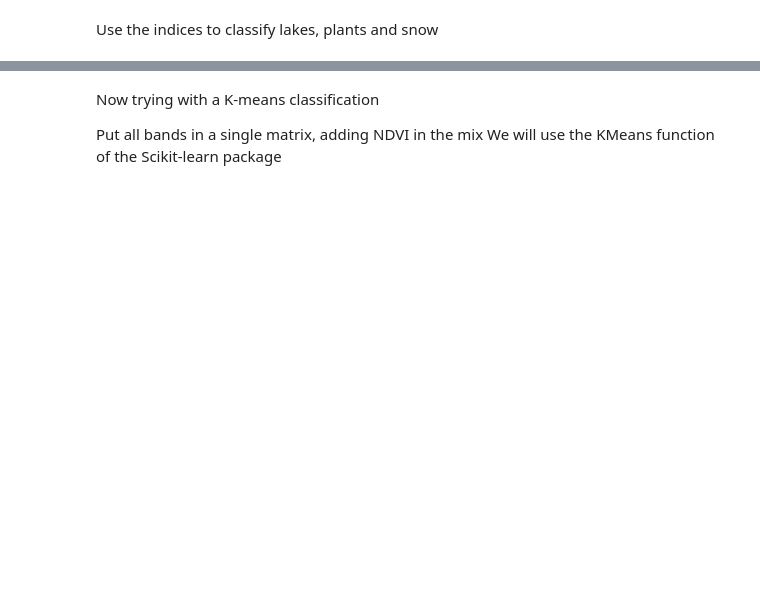
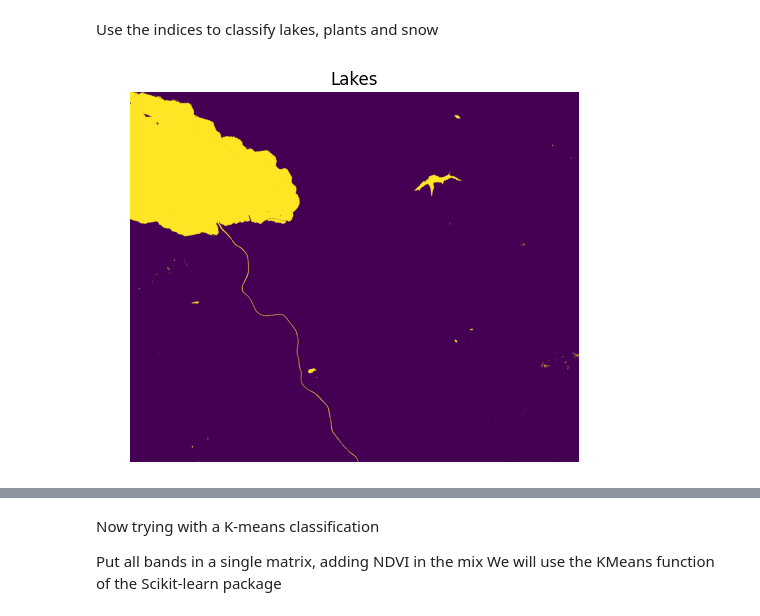
Before and after one commit to oliviaberset/2026_remote_sensing, a Jupyter notebook: RSES_TP3_python_forstudents.ipynb, the cells around one changed output, grey strips where cells are left out. Cells and saved outputs as stored; diff of their text form; code cells hidden in the pictures; blank space fills up the shorter version.

```diff
--- a/RSES_TP3_python_forstudents.ipynb
+++ b/RSES_TP3_python_forstudents.ipynb
@@ -160,3 +186,17 @@ Use the indices to classify lakes, plants and snow
 # lakes: NDWI > 0.4
 # plants: NDVI > 0.5
 # snow: NDSI > 0.7, excluding lakes and plants
+# %%
+# lakes: NDWI > 0.4
+
+NDWI = (B3 - NIR) / (B3 + NIR)
+NDWI_04 = NDWI > 0.4
+
+plt.figure()
+plt.imshow(NDWI_04)        # Show the image
+plt.axis('equal')      # Ensure equal aspect ratio
+plt.axis('off')        # Hide axis ticks and labels
+plt.title("Lakes")
+plt.show()
+# %% [output]
+[figure, added]
```
Also changed, not shown: parts of 9 cells of this notebook.
